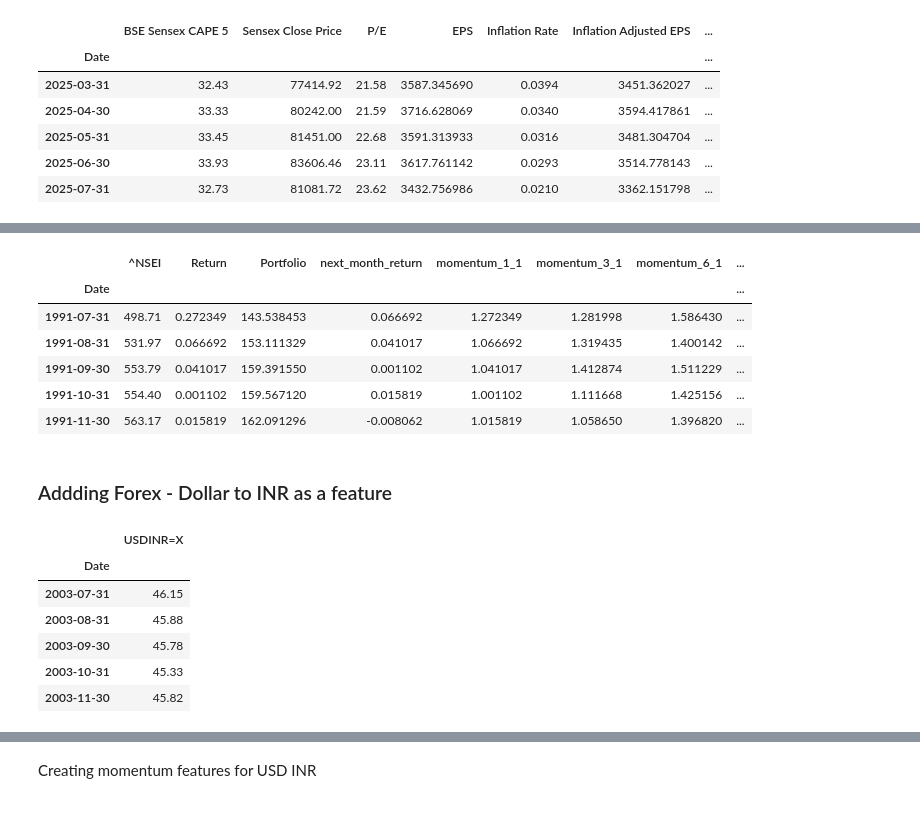
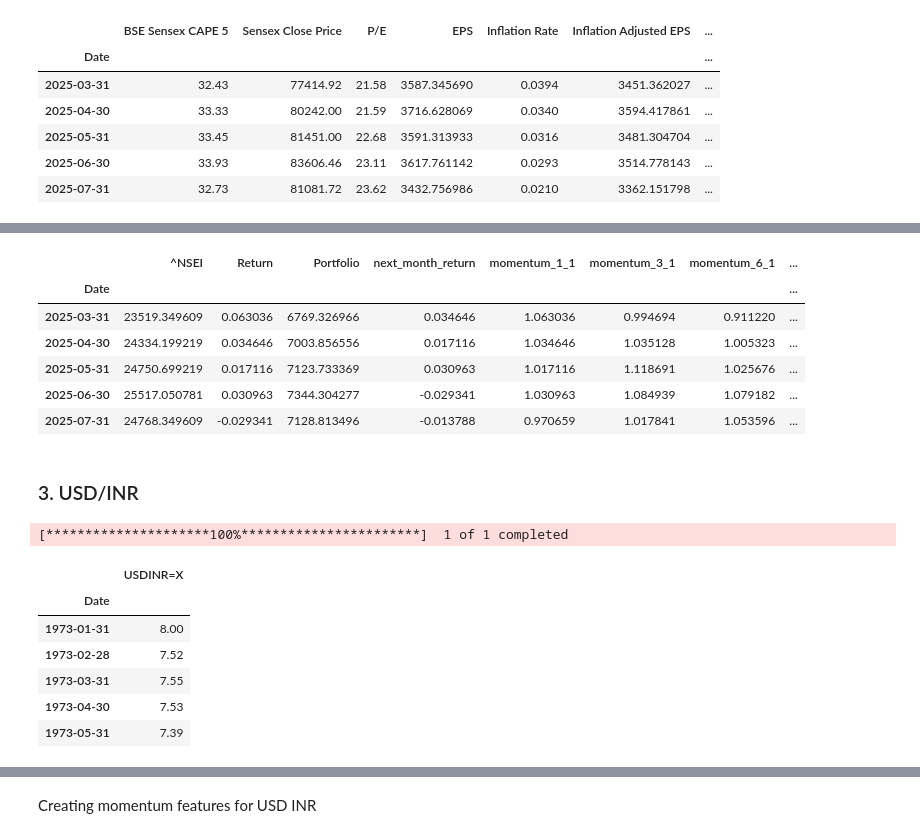
Before and after one commit to rajmehta982/momentum-based-random-forest-predictor, a Jupyter notebook: momentum_based_random_forest_predictor.ipynb, the cells around one changed output, grey strips where cells are left out. Drawn from its saved outputs; the diff is of its cells as text; code cells hidden in the pictures.

```diff
--- a/momentum_based_random_forest_predictor.ipynb
+++ b/momentum_based_random_forest_predictor.ipynb
@@ -426,34 +382,45 @@ training_data_with_eps_and_cape.head()
 # %%
 windows = [1, 3, 6, 9, 12]
 
 for window in windows:
     column_name = 'momentum_' + str(window) + '_CAPE'
     training_data_with_eps_and_cape[column_name] = training_data_with_eps_and_cape['BSE Sensex CAPE 5'] / training_data_with_eps_and_cape['BSE Sensex CAPE 5'].shift(window)
 
-training_data_with_eps_and_cape.head()
+training_data_with_eps_and_cape.tail()
 # %% [output]
 |  | ^NSEI | Return | Portfolio | next_month_return | momentum_1_1 | momentum_3_1 | momentum_6_1 | ... |
 | Date |  |  |  |  |  |  |  | ... |
-| 1991-07-31 | 498.71 | 0.272349 | 143.538453 | 0.066692 | 1.272349 | 1.281998 | 1.586430 | ... |
-| 1991-08-31 | 531.97 | 0.066692 | 153.111329 | 0.041017 | 1.066692 | 1.319435 | 1.400142 | ... |
-| 1991-09-30 | 553.79 | 0.041017 | 159.391550 | 0.001102 | 1.041017 | 1.412874 | 1.511229 | ... |
-| 1991-10-31 | 554.40 | 0.001102 | 159.567120 | 0.015819 | 1.001102 | 1.111668 | 1.425156 | ... |
-| 1991-11-30 | 563.17 | 0.015819 | 162.091296 | -0.008062 | 1.015819 | 1.058650 | 1.396820 | ... |
+| 2025-03-31 | 23519.349609 | 0.063036 | 6769.326966 | 0.034646 | 1.063036 | 0.994694 | 0.911220 | ... |
+| 2025-04-30 | 24334.199219 | 0.034646 | 7003.856556 | 0.017116 | 1.034646 | 1.035128 | 1.005323 | ... |
+| 2025-05-31 | 24750.699219 | 0.017116 | 7123.733369 | 0.030963 | 1.017116 | 1.118691 | 1.025676 | ... |
+| 2025-06-30 | 25517.050781 | 0.030963 | 7344.304277 | -0.029341 | 1.030963 | 1.084939 | 1.079182 | ... |
+| 2025-07-31 | 24768.349609 | -0.029341 | 7128.813496 | -0.013788 | 0.970659 | 1.017841 | 1.053596 | ... |
-# %% [markdown]
-### Addding Forex - Dollar to INR as a feature
+# %% [markdown]
+### 3. USD/INR
 # %%
 fred_data = pd.read_csv("./data/USD_INR.csv")
 fred_data['Date'] = pd.to_datetime(fred_data['Date'], format='%d-%m-%Y')
 fred_data = fred_data.set_index('Date').resample('ME').last()
-fred_data = fred_data[:'2003-11-30']
-fred_data  = pd.DataFrame(fred_data['USD/INR'])
 fred_data = fred_data.rename(columns = {'USD/INR': 'USDINR=X'})
-fred_data.tail()
+
+
+ticker = 'USDINR=X'
+# Download data
+start_date = fred_data.index[-1] + MonthEnd(1)
+usd_inr = yf.download(ticker, start=start_date, end=end_date, interval="1d")
+
+# Keep only the closing prices
+usd_inr = usd_inr[['Close']]
+usd_inr = usd_inr.resample('ME').last()
+
+usd_inr = pd.concat([fred_data,usd_inr['Close']], axis=0)
+usd_inr.head()
 # %% [output]
+[*********************100%***********************]  1 of 1 completed
 |  | USDINR=X |
 | Date |  |
-| 2003-07-31 | 46.15 |
-| 2003-08-31 | 45.88 |
-| 2003-09-30 | 45.78 |
-| 2003-10-31 | 45.33 |
-| 2003-11-30 | 45.82 |
+| 1973-01-31 | 8.00 |
+| 1973-02-28 | 7.52 |
+| 1973-03-31 | 7.55 |
+| 1973-04-30 | 7.53 |
+| 1973-05-31 | 7.39 |
```
Also changed, not shown: parts of 52 cells of this notebook.
